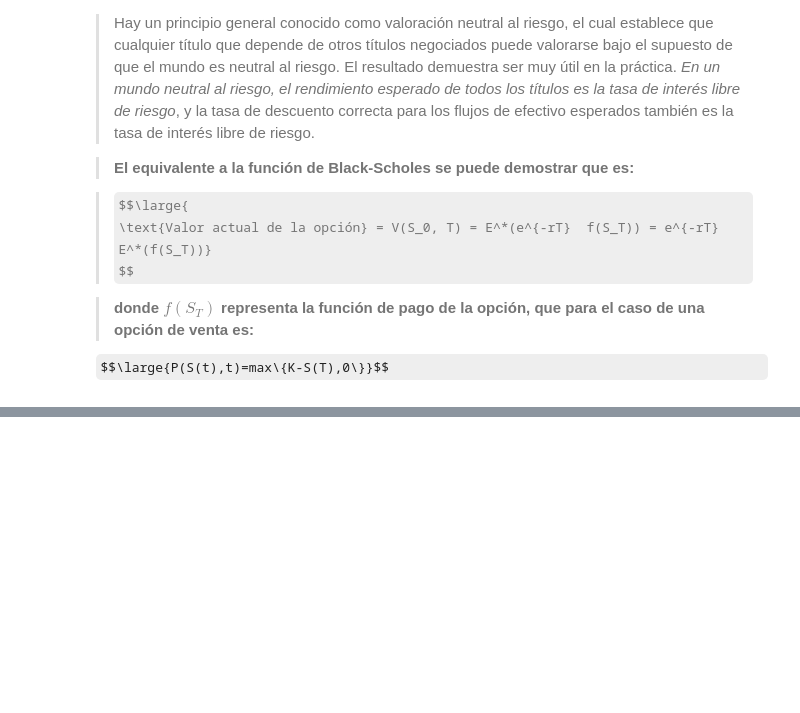
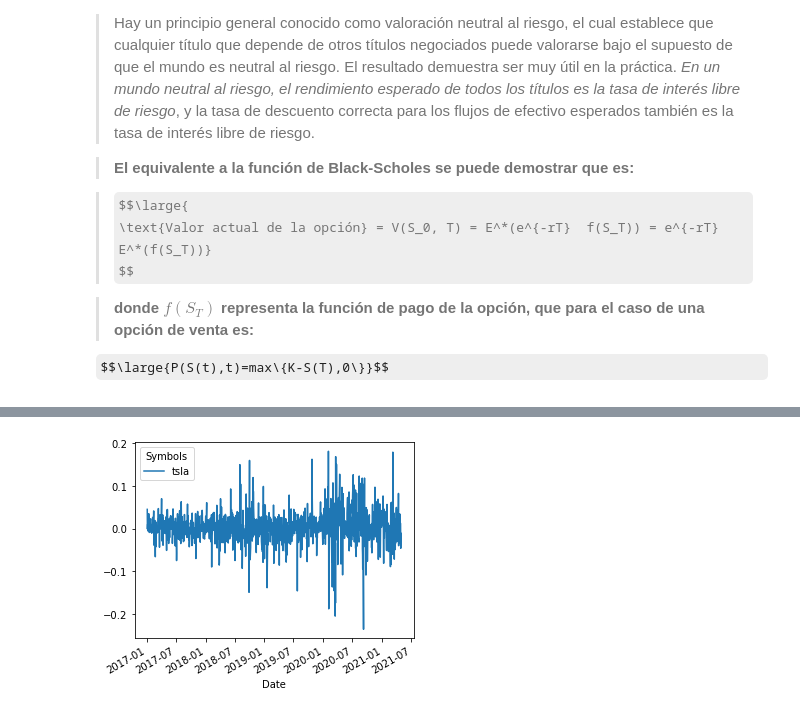
Before and after one commit to AndresLaresBarragan/ProyectoConjunto_ALares_ILandaverde, a Jupyter notebook: Tarea 9.ipynb, the cells around one changed output, grey strips where cells are left out. Drawn from its saved outputs; the diff is of its cells as text; code cells hidden in the pictures; some formulas as TeX source; blank space fills up the shorter version.

```diff
--- a/Tarea 9.ipynb
+++ b/Tarea 9.ipynb
@@ -40,0 +116,6 @@ $$\large{P(S(t),t)=max\{K-S(T),0\}}$$
+# %%
+#Graficar rendimientos logarítmicos:
+ret_tesla = calc_daily_ret(closes_tesla)
+ret_tesla.plot(figsize=(5,4));
+# %% [output]
+[figure, added]
```
Also changed, not shown: parts of 60 cells of this notebook.
